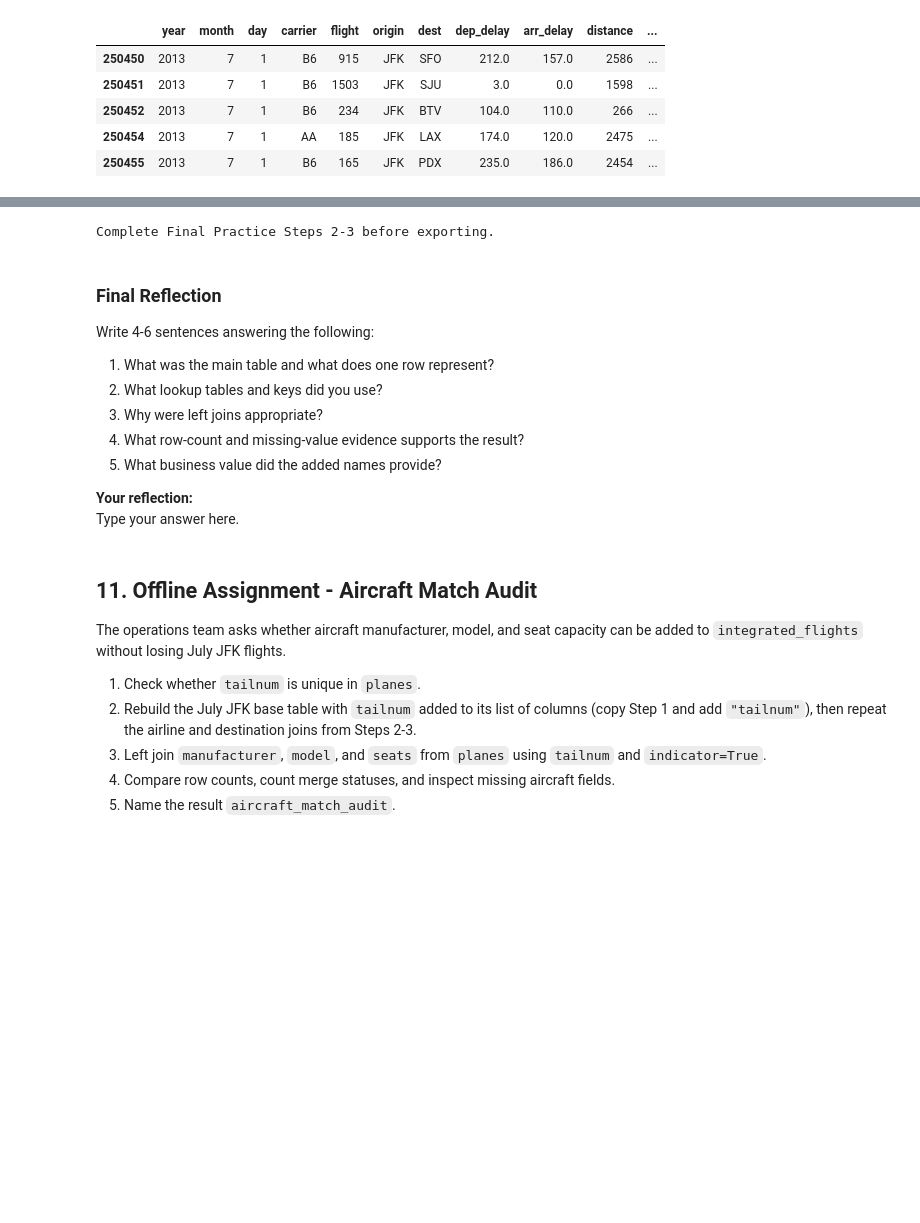
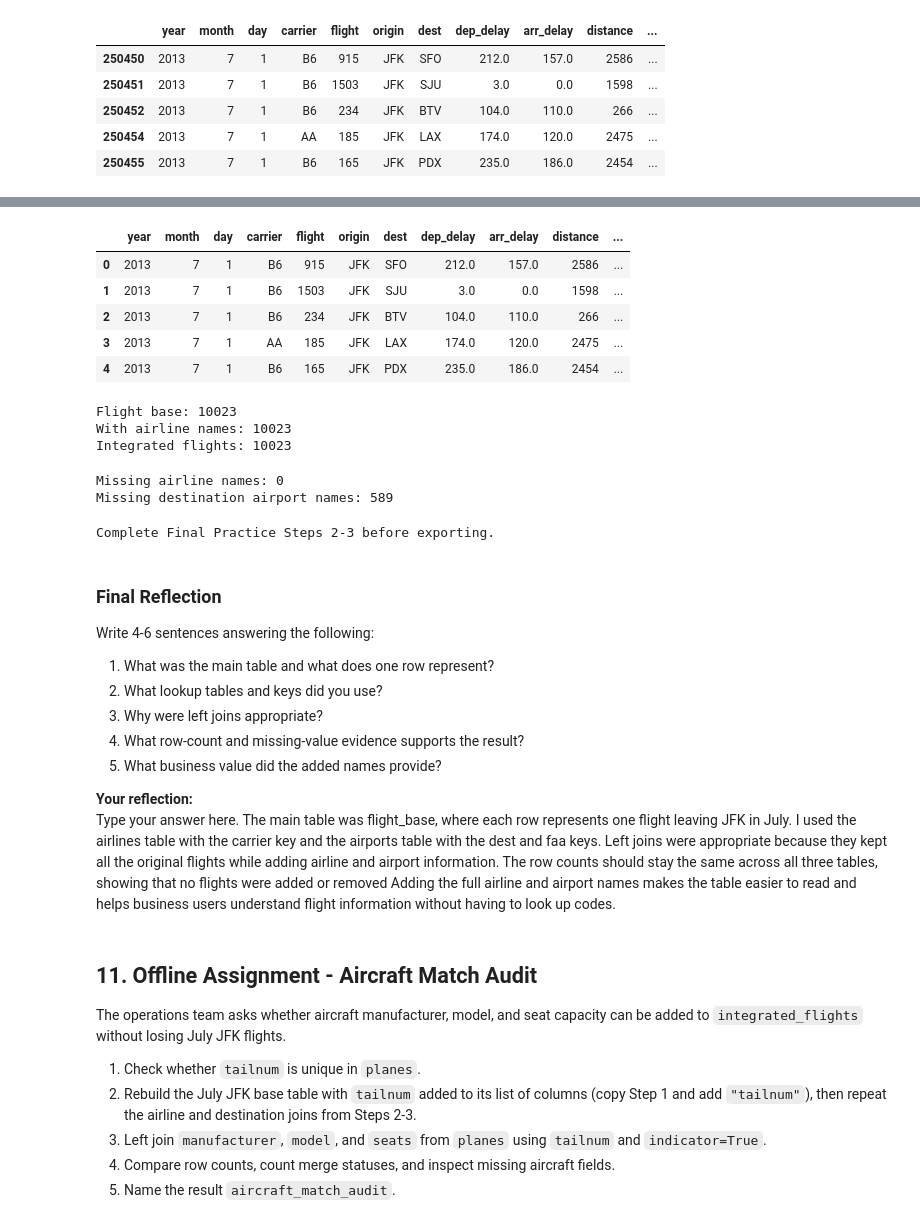
Before and after one commit to diantasmaa-crypto/ban6003-week-07-08-diana, a Jupyter notebook: notebooks/module8_pandas_integration_guided_lab.ipynb, the cells around one changed output, grey strips where cells are left out. Drawn from its saved outputs; the diff is of its cells as text; code cells hidden in the pictures; blank space fills up the shorter version.

```diff
--- a/notebooks/module8_pandas_integration_guided_lab.ipynb
+++ b/notebooks/module8_pandas_integration_guided_lab.ipynb
@@ -632,16 +724,46 @@ flight_base.head()
 # %%
 # Final Practice Step 3
 # Left join the destination airport names onto flights_with_names
 # (left key: dest, right key: faa). Use dest_airport_name for the airport name column.
 # Write your pd.merge(...) in place of None on the line below.
 # The export cell saves a file only after integrated_flights holds your merged table.
 integrated_flights = None
+integrated_flights = pd.merge(
+    flights_with_names,
+    airports[["faa", "name"]].rename(
+        columns={"name": "dest_airport_name"}
+    ),
+    how="left",
+    left_on="dest",
+    right_on="faa"
+)
+
+integrated_flights.head()
+# %% [output]
+|  | year | month | day | carrier | flight | origin | dest | dep_delay | arr_delay | distance | ... |
+| 0 | 2013 | 7 | 1 | B6 | 915 | JFK | SFO | 212.0 | 157.0 | 2586 | ... |
+| 1 | 2013 | 7 | 1 | B6 | 1503 | JFK | SJU | 3.0 | 0.0 | 1598 | ... |
+| 2 | 2013 | 7 | 1 | B6 | 234 | JFK | BTV | 104.0 | 110.0 | 266 | ... |
+| 3 | 2013 | 7 | 1 | AA | 185 | JFK | LAX | 174.0 | 120.0 | 2475 | ... |
+| 4 | 2013 | 7 | 1 | B6 | 165 | JFK | PDX | 235.0 | 186.0 | 2454 | ... |
 # %%
 # Final Practice Step 4
 # Compare row counts for flight_base, flights_with_names, and integrated_flights.
+print("Flight base:", flight_base.shape[0])
+print("With airline names:", flights_with_names.shape[0])
+print("Integrated flights:", integrated_flights.shape[0])
+# %% [output]
+Flight base: 10023
+With airline names: 10023
+Integrated flights: 10023
 # %%
 # Final Practice Step 5
 # Count missing values in airline_name and dest_airport_name in integrated_flights.
+print("Missing airline names:", integrated_flights["airline_name"].isnull().sum())
+print("Missing destination airport names:", integrated_flights["dest_airport_name"].isnull().sum())
+# %% [output]
+Missing airline names: 0
+Missing destination airport names: 589
 # %%
 output_dir = Path("../data/processed")
 output_dir.mkdir(parents=True, exist_ok=True)
@@ -667,6 +789,11 @@ Write 4-6 sentences answering the following:
 
 **Your reflection:**
 Type your answer here.
+The main table was flight_base, where each row represents one flight leaving JFK in July.
+I used the airlines table with the carrier key and the airports table with the dest and faa keys.
+Left joins were appropriate because they kept all the original flights while adding airline and airport information.
+The row counts should stay the same across all three tables, showing that no flights were added or removed
+Adding the full airline and airport names makes the table easier to read and helps business users understand flight information without having to look up codes.
 # %% [markdown]
 ## 11. Offline Assignment - Aircraft Match Audit
 
```
Also changed, not shown: parts of 10 cells of this notebook.
